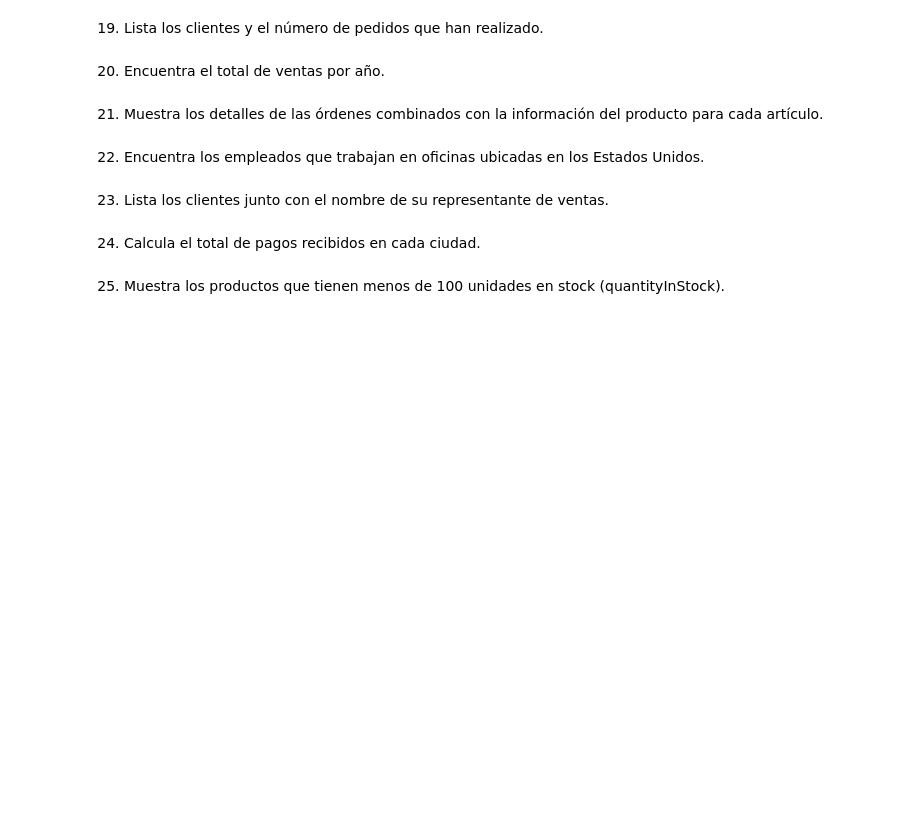
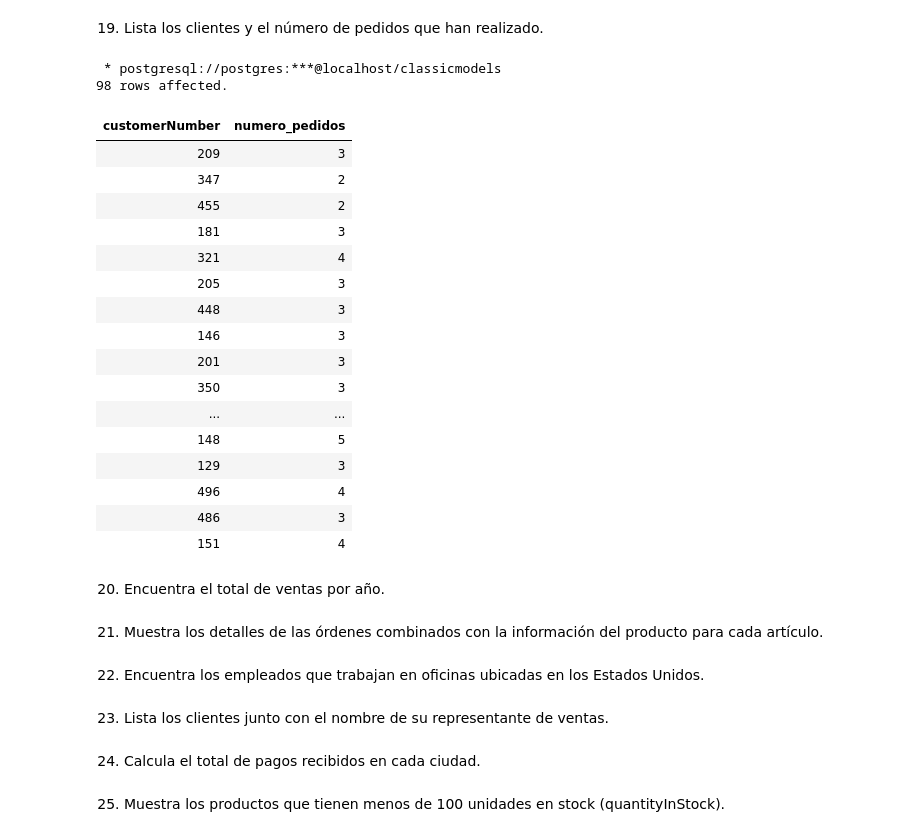
Before and after one commit to edithavalos/react-crud-app, a Jupyter notebook: Ejercicios_SQL.ipynb, the cells around one changed output. Drawn from its saved outputs; the diff is of its cells as text; code cells hidden in the pictures; blank space fills up the shorter version.

```diff
--- a/Ejercicios_SQL.ipynb
+++ b/Ejercicios_SQL.ipynb
@@ -547,10 +635,30 @@ FROM products;
 # %% [markdown]
 19. Lista los clientes y el número de pedidos que han realizado.
 # %%
-SELECT c.customerName, COUNT(o.orderNumber) AS num_orders
-FROM customers c
-LEFT JOIN orders o ON c.customerNumber = o.customerNumber
-GROUP BY c.customerName;
+%%sql
+SELECT o."customerNumber", COUNT(o."orderNumber") AS numero_pedidos
+FROM orders o
+GROUP BY o."customerNumber";
+# %% [output]
+ * postgresql://postgres:***@localhost/classicmodels
+98 rows affected.
+| customerNumber | numero_pedidos |
+| 209 | 3 |
+| 347 | 2 |
+| 455 | 2 |
+| 181 | 3 |
+| 321 | 4 |
+| 205 | 3 |
+| 448 | 3 |
+| 146 | 3 |
+| 201 | 3 |
+| 350 | 3 |
+| ... | ... |
+| 148 | 5 |
+| 129 | 3 |
+| 496 | 4 |
+| 486 | 3 |
+| 151 | 4 |
 # %% [markdown]
 20. Encuentra el total de ventas por año.
 # %%
```
Also changed, not shown: parts of 11 cells of this notebook.
